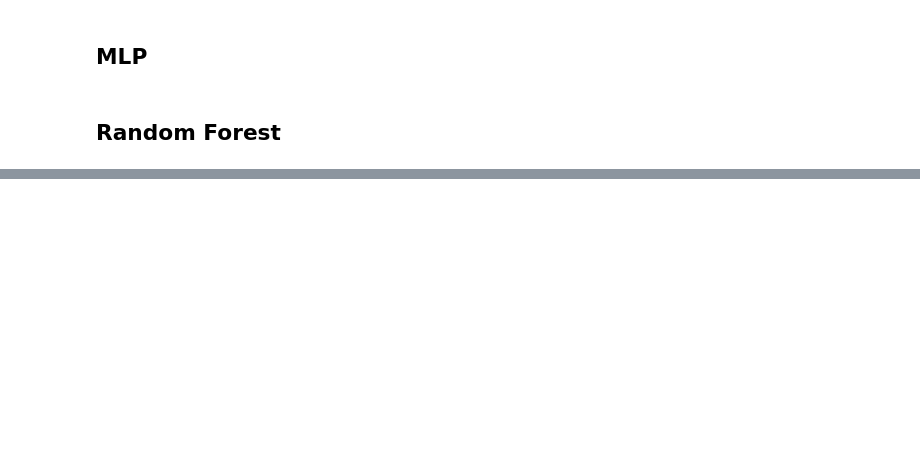
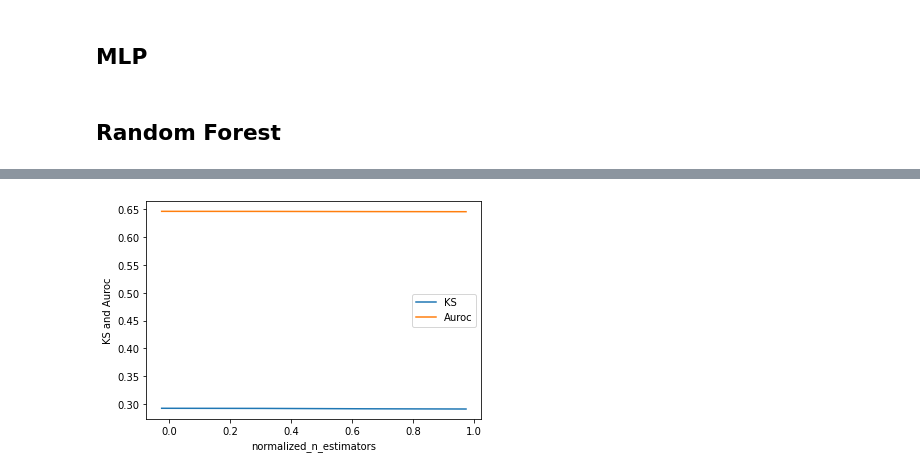
Before and after one commit to pietromasur/credit-risk-analysis, a Jupyter notebook: credit-risk-analysis.ipynb, the cells around one changed output, grey strips where cells are left out. Saved outputs shown, nothing was run; the diff lists cells and outputs as text; code cells hidden in the pictures; blank space fills up the shorter version.

```diff
--- a/credit-risk-analysis.ipynb
+++ b/credit-risk-analysis.ipynb
@@ -221,0 +427,19 @@ f.close()
+# %%
+results_ks = []
+results_auroc = []
+for _, result in RF_test_results:
+  results_ks.append(result['KS'])
+  results_auroc.append(result['auroc'])
+
+normalized_n_estimators = []
+for i in n_estimators:
+  normalized_n_estimators.append((i-100/130-100)/30)
+
+plt.plot(normalized_n_estimators, results_ks, label = "KS")
+plt.plot(normalized_n_estimators, results_auroc, label = "Auroc")
+plt.xlabel('normalized_n_estimators')
+plt.ylabel('KS and Auroc')
+plt.legend()
+plt.show()
+# %% [output]
+[figure, added]
```
Also changed, not shown: parts of 11 cells of this notebook.
